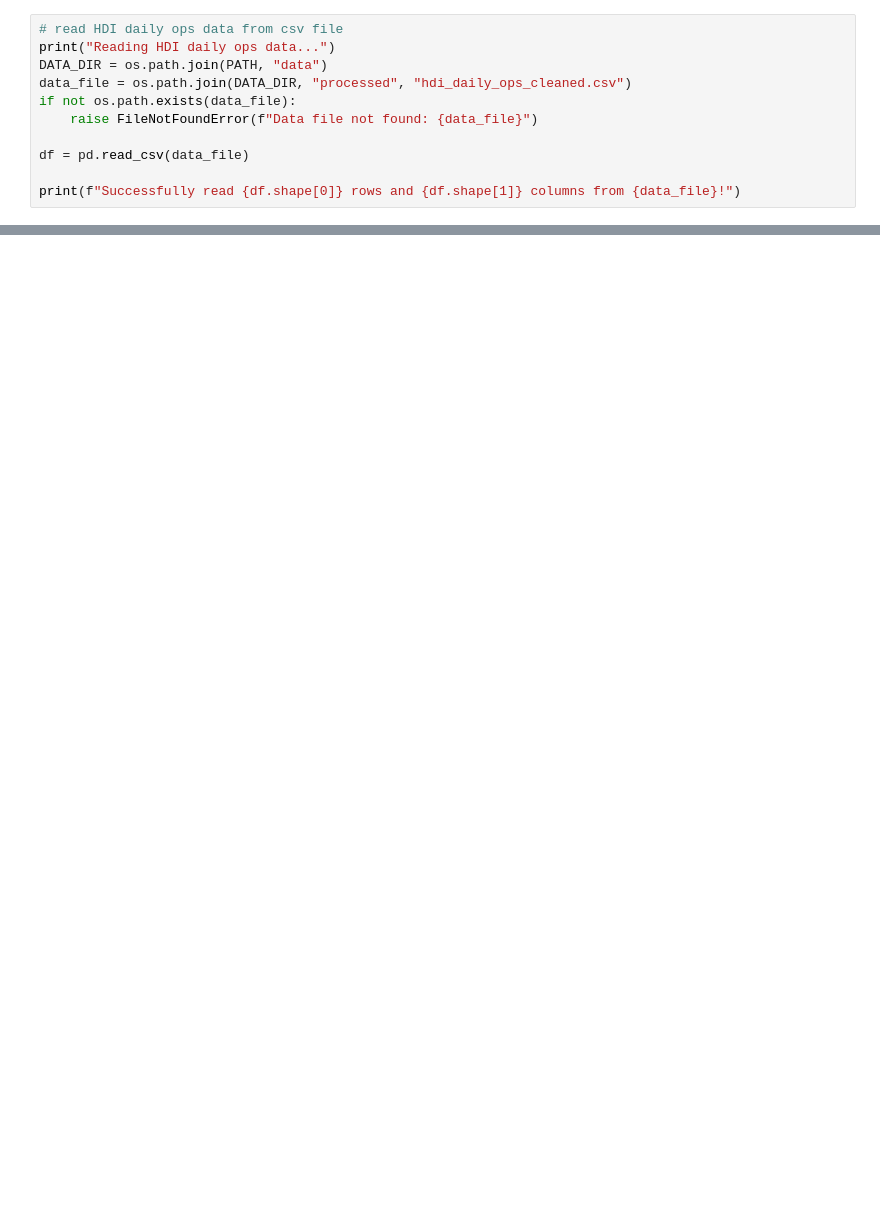
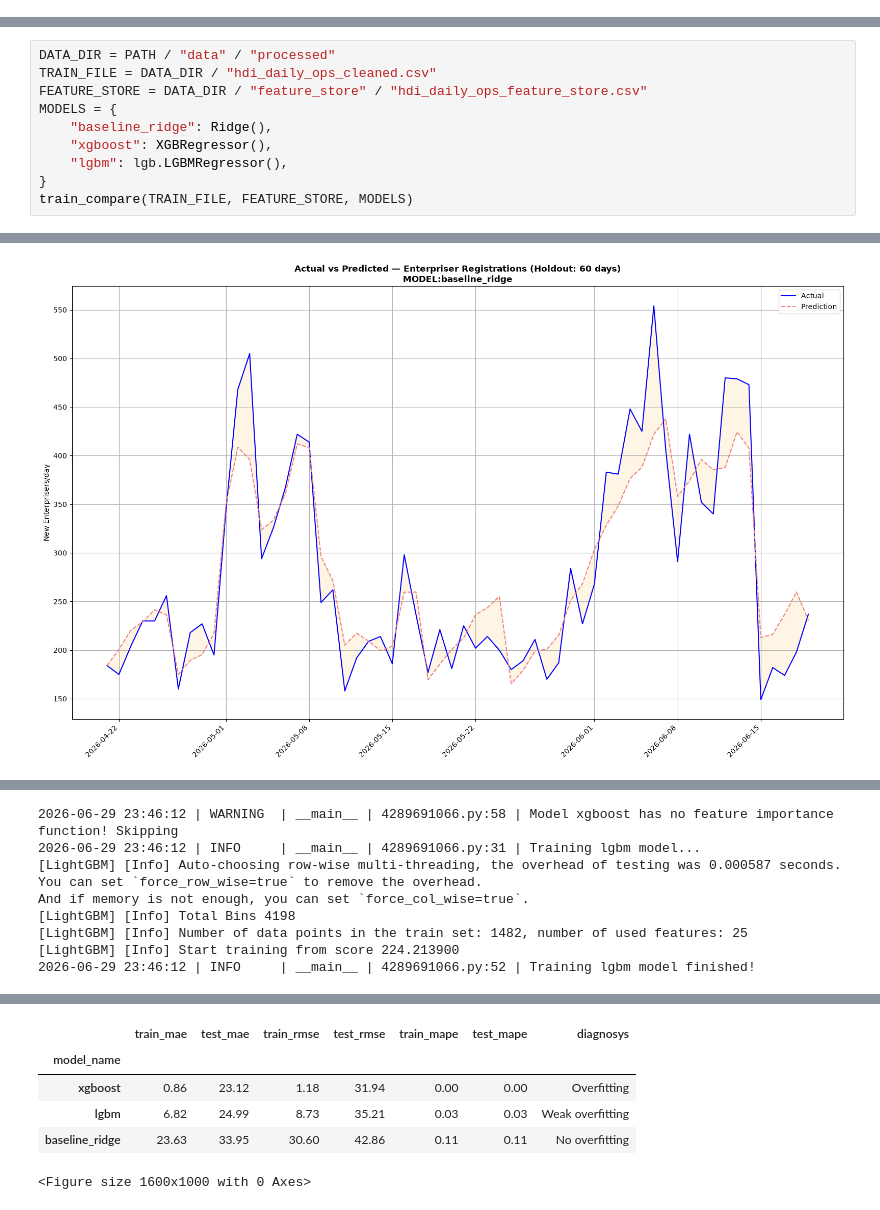
Before and after one commit to nadifwahdi/hive, a Jupyter notebook: notebook/new_enterpriser_prediction.ipynb, the cells around one changed output, grey strips where cells are left out. Saved outputs shown, nothing was run; the diff lists cells and outputs as text; blank space fills up the shorter version.

```diff
--- a/notebook/new_enterpriser_prediction.ipynb
+++ b/notebook/new_enterpriser_prediction.ipynb
@@ -24,11 +0,0 @@ Current project directory: /Users/nadif/projects/hdi-recruitment
-# %%
-# read HDI daily ops data from csv file
-print("Reading HDI daily ops data...")
-DATA_DIR = os.path.join(PATH, "data")
-data_file = os.path.join(DATA_DIR, "processed", "hdi_daily_ops_cleaned.csv")
-if not os.path.exists(data_file):
-    raise FileNotFoundError(f"Data file not found: {data_file}")
-
-df = pd.read_csv(data_file)
-
-print(f"Successfully read {df.shape[0]} rows and {df.shape[1]} columns from {data_file}!")
@@ -115,0 +252,11 @@ Name: new_enterpriser_count, Length: 1631, dtype: float64
+# %%
+DATA_DIR = PATH / "data" / "processed"
+TRAIN_FILE = DATA_DIR / "hdi_daily_ops_cleaned.csv"
+FEATURE_STORE = DATA_DIR / "feature_store" / "hdi_daily_ops_feature_store.csv"
+MODELS = {
+    "baseline_ridge": Ridge(),
+    "xgboost": XGBRegressor(),
+    "lgbm": lgb.LGBMRegressor(),
+}
+train_compare(TRAIN_FILE, FEATURE_STORE, MODELS)
+# %% [output]
@@ -115,0 +273 @@ Name: new_enterpriser_count, Length: 1631, dtype: float64
+[figure, added]
@@ -115,0 +278,9 @@ Name: new_enterpriser_count, Length: 1631, dtype: float64
+2026-06-29 23:46:12 | WARNING  | __main__ | 4289691066.py:58 | Model xgboost has no feature importance function! Skipping
+2026-06-29 23:46:12 | INFO     | __main__ | 4289691066.py:31 | Training lgbm model...
+[LightGBM] [Info] Auto-choosing row-wise multi-threading, the overhead of testing was 0.000587 seconds.
+You can set `force_row_wise=true` to remove the overhead.
+And if memory is not enough, you can set `force_col_wise=true`.
+[LightGBM] [Info] Total Bins 4198
+[LightGBM] [Info] Number of data points in the train set: 1482, number of used features: 25
+[LightGBM] [Info] Start training from score 224.213900
+2026-06-29 23:46:12 | INFO     | __main__ | 4289691066.py:52 | Training lgbm model finished!
@@ -115,0 +291,6 @@ Name: new_enterpriser_count, Length: 1631, dtype: float64
+|  | train_mae | test_mae | train_rmse | test_rmse | train_mape | test_mape | diagnosys |
+| model_name |  |  |  |  |  |  |  |
+| xgboost | 0.86 | 23.12 | 1.18 | 31.94 | 0.00 | 0.00 | Overfitting |
+| lgbm | 6.82 | 24.99 | 8.73 | 35.21 | 0.03 | 0.03 | Weak overfitting |
+| baseline_ridge | 23.63 | 33.95 | 30.60 | 42.86 | 0.11 | 0.11 | No overfitting |
+<Figure size 1600x1000 with 0 Axes>
```
Also changed, not shown: parts of 10 cells of this notebook, 9 other files.
